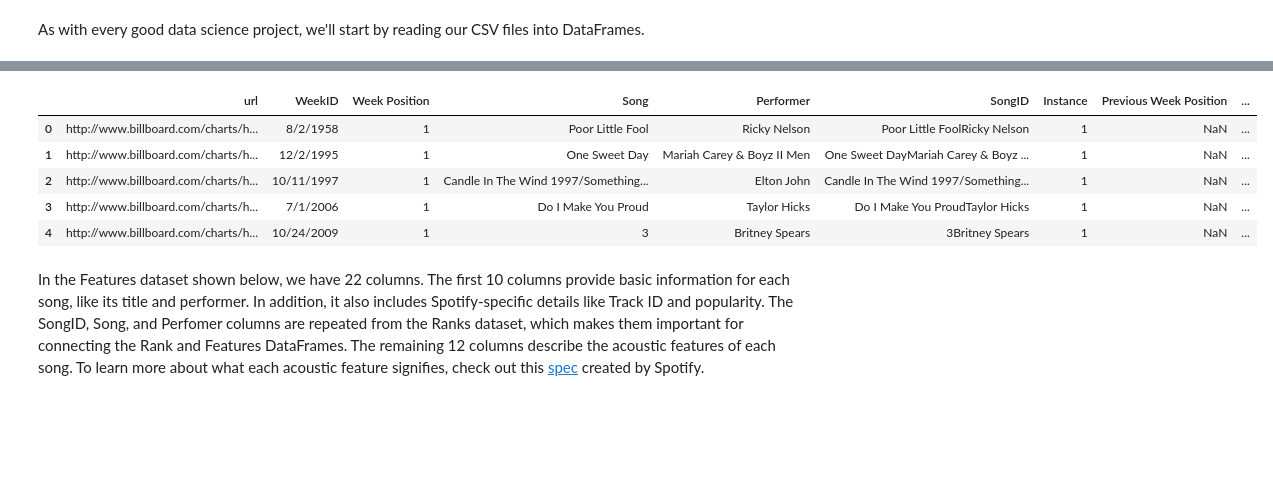
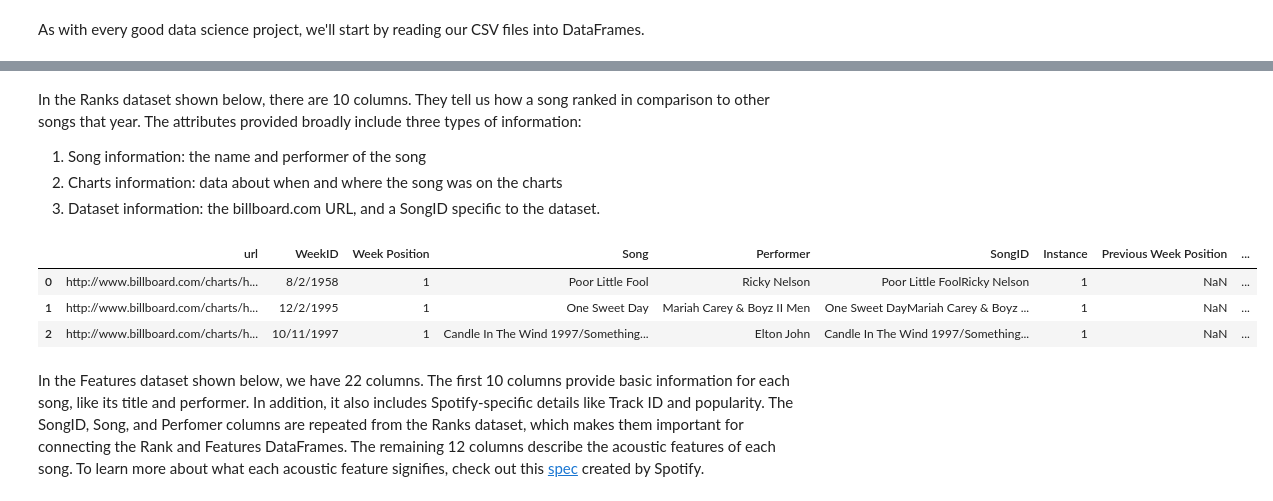
Before and after one commit to ssarahfloress/ssarahfloress.github.io, a Jupyter notebook: Final Tutorial.ipynb, the cells around one changed output, grey strips where cells are left out. Saved outputs shown, nothing was run; the diff lists cells and outputs as text; code cells hidden in the pictures; blank space fills up the shorter version.

```diff
--- a/Final Tutorial.ipynb
+++ b/Final Tutorial.ipynb
@@ -82,12 +82,15 @@ In the Ranks dataset shown below, there are 10 columns. They tell us how a song
+# %% [markdown]
+In the Ranks dataset shown below, there are 10 columns. They tell us how a song ranked in comparison to other songs that year. The attributes provided broadly include three types of information:
+1. Song information: the name and performer of the song
+2. Charts information: data about when and where the song was on the charts
+3. Dataset information: the billboard.com URL, and a SongID specific to the dataset.
 # %%
-ranks.head()
+ranks.head(3)
 # %% [output]
 |  | url | WeekID | Week Position | Song | Performer | SongID | Instance | Previous Week Position | ... |
 | 0 | http://www.billboard.com/charts/h... | 8/2/1958 | 1 | Poor Little Fool | Ricky Nelson | Poor Little FoolRicky Nelson | 1 | NaN | ... |
 | 1 | http://www.billboard.com/charts/h... | 12/2/1995 | 1 | One Sweet Day | Mariah Carey & Boyz II Men | One Sweet DayMariah Carey & Boyz ... | 1 | NaN | ... |
 | 2 | http://www.billboard.com/charts/h... | 10/11/1997 | 1 | Candle In The Wind 1997/Something... | Elton John | Candle In The Wind 1997/Something... | 1 | NaN | ... |
-| 3 | http://www.billboard.com/charts/h... | 7/1/2006 | 1 | Do I Make You Proud | Taylor Hicks | Do I Make You ProudTaylor Hicks | 1 | NaN | ... |
-| 4 | http://www.billboard.com/charts/h... | 10/24/2009 | 1 | 3 | Britney Spears | 3Britney Spears | 1 | NaN | ... |
 # %% [markdown]
 In the Features dataset shown below, we have 22 columns. The first 10 columns provide basic information for each song, like its title and performer. In addition, it also includes Spotify-specific details like Track ID and popularity. The SongID, Song, and Perfomer columns are repeated from the Ranks dataset, which makes them important for connecting the Rank and Features DataFrames. The remaining 12 columns describe the acoustic features of each song. To learn more about what each acoustic feature signifies, check out this <a href="https://developer.spotify.com/documentation/web-api/reference/tracks/get-audio-features/">spec</a> created by Spotify.
 # %%
```
Also changed, not shown: parts of 48 cells of this notebook.
